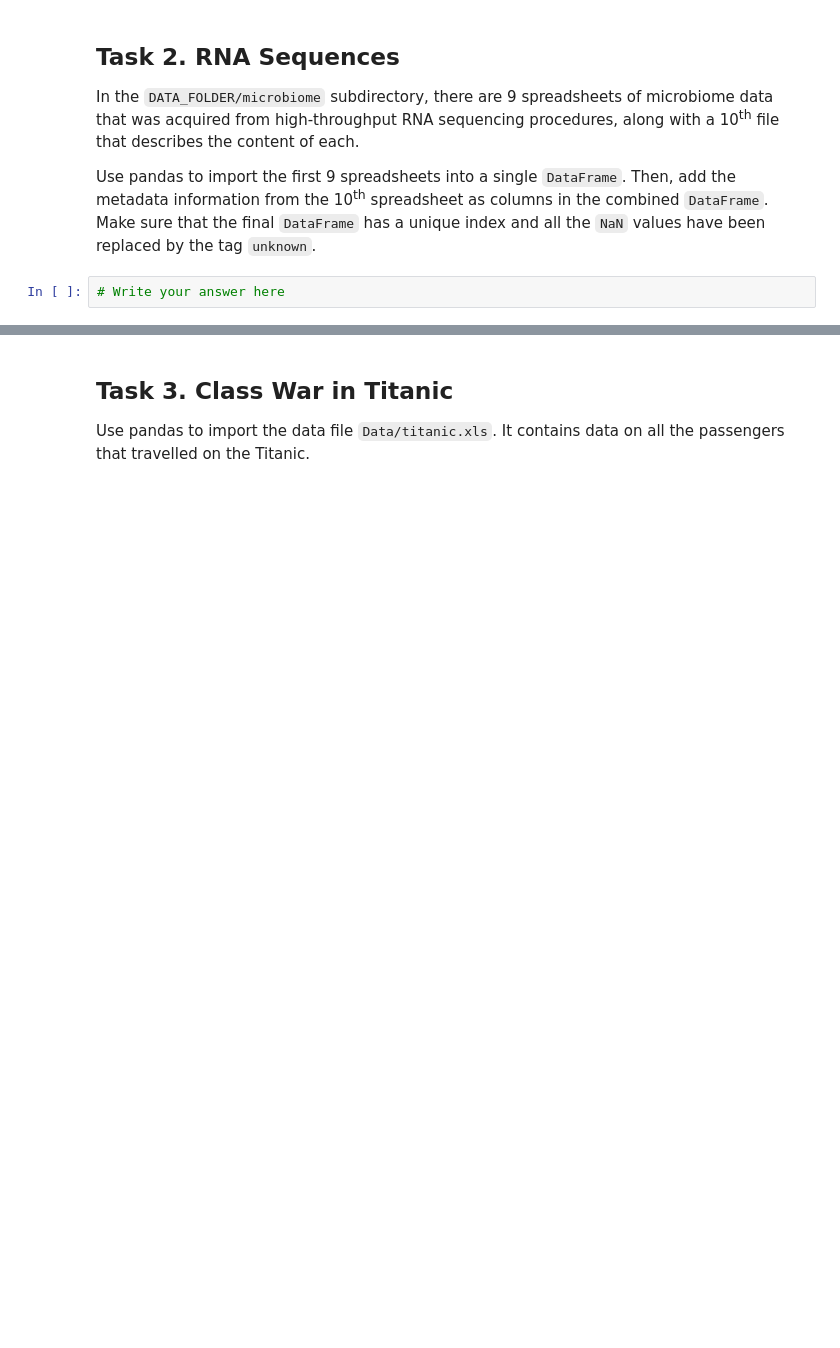
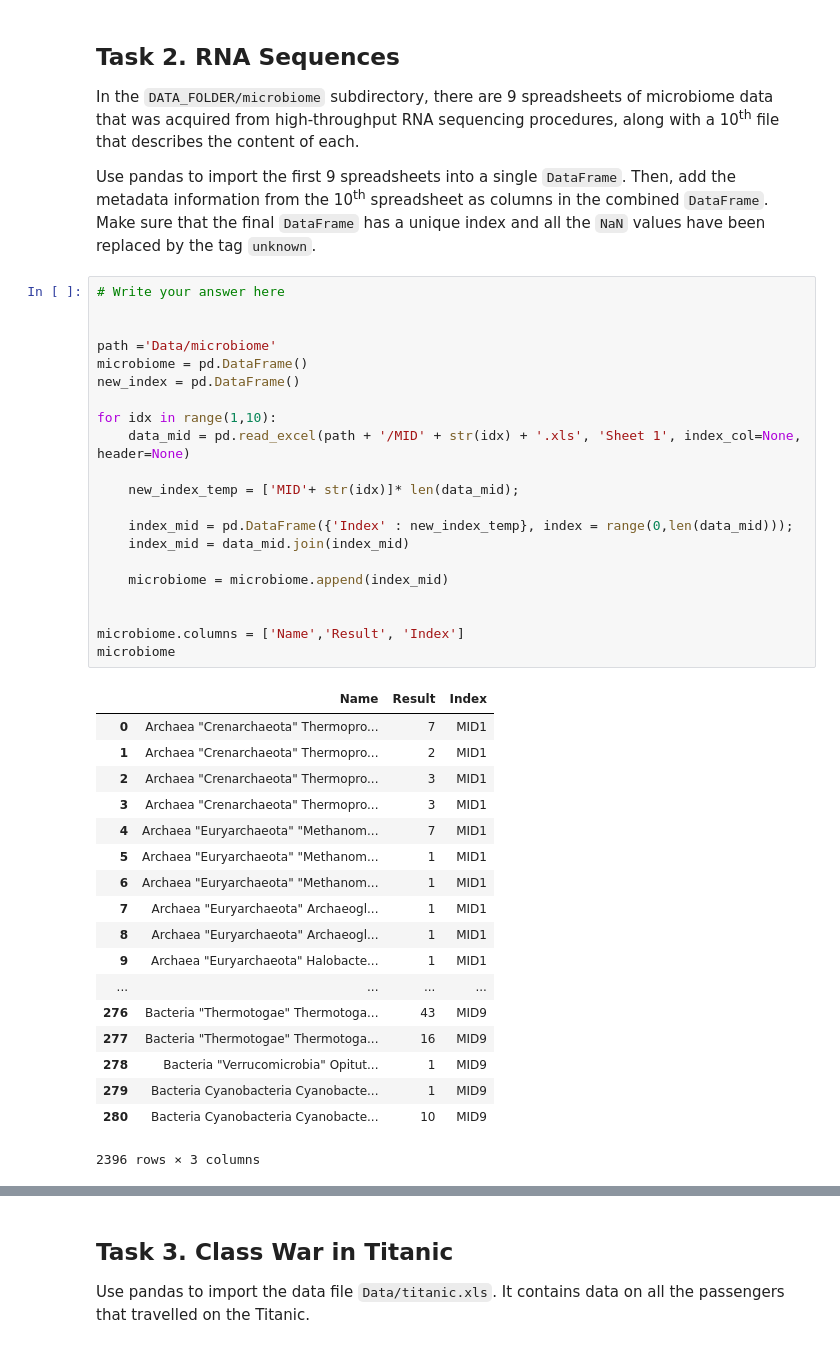
Before and after one commit to IsaacLeimgruber/ADA_labs_repo, a Jupyter notebook: 01 - Pandas and Data Wrangling/Homework 1_isaac.ipynb, the cells around one changed output, grey strips where cells are left out. Saved outputs shown, nothing was run; the diff lists cells and outputs as text; blank space fills up the shorter version.

```diff
--- a/01 - Pandas and Data Wrangling/Homework 1_isaac.ipynb
+++ b/01 - Pandas and Data Wrangling/Homework 1_isaac.ipynb
@@ -857,5 +857,43 @@ In the `DATA_FOLDER/microbiome` subdirectory, there are 9 spreadsheets of microb
 Use pandas to import the first 9 spreadsheets into a single `DataFrame`.
 Then, add the metadata information from the 10<sup>th</sup> spreadsheet as columns in the combined `DataFrame`.
 Make sure that the final `DataFrame` has a unique index and all the `NaN` values have been replaced by the tag `unknown`.
-# %%
-# Write your answer here
+# %%
+# Write your answer here
+
+
+path ='Data/microbiome'
+microbiome = pd.DataFrame()
+new_index = pd.DataFrame()
+
+for idx in range(1,10):
+    data_mid = pd.read_excel(path + '/MID' + str(idx) + '.xls', 'Sheet 1', index_col=None, header=None)
+
+    new_index_temp = ['MID'+ str(idx)]* len(data_mid);
+
+    index_mid = pd.DataFrame({'Index' : new_index_temp}, index = range(0,len(data_mid)));
+    index_mid = data_mid.join(index_mid)
+
+    microbiome = microbiome.append(index_mid)
+
+
+microbiome.columns = ['Name','Result', 'Index']
+microbiome
+# %% [output]
+|  | Name | Result | Index |
+| 0 | Archaea "Crenarchaeota" Thermopro... | 7 | MID1 |
+| 1 | Archaea "Crenarchaeota" Thermopro... | 2 | MID1 |
+| 2 | Archaea "Crenarchaeota" Thermopro... | 3 | MID1 |
+| 3 | Archaea "Crenarchaeota" Thermopro... | 3 | MID1 |
+| 4 | Archaea "Euryarchaeota" "Methanom... | 7 | MID1 |
+| 5 | Archaea "Euryarchaeota" "Methanom... | 1 | MID1 |
+| 6 | Archaea "Euryarchaeota" "Methanom... | 1 | MID1 |
+| 7 | Archaea "Euryarchaeota" Archaeogl... | 1 | MID1 |
+| 8 | Archaea "Euryarchaeota" Archaeogl... | 1 | MID1 |
+| 9 | Archaea "Euryarchaeota" Halobacte... | 1 | MID1 |
+| ... | ... | ... | ... |
+| 276 | Bacteria "Thermotogae" Thermotoga... | 43 | MID9 |
+| 277 | Bacteria "Thermotogae" Thermotoga... | 16 | MID9 |
+| 278 | Bacteria "Verrucomicrobia" Opitut... | 1 | MID9 |
+| 279 | Bacteria Cyanobacteria Cyanobacte... | 1 | MID9 |
+| 280 | Bacteria Cyanobacteria Cyanobacte... | 10 | MID9 |
+2396 rows × 3 columns
```
Also changed, not shown: parts of 1 cell of this notebook.
